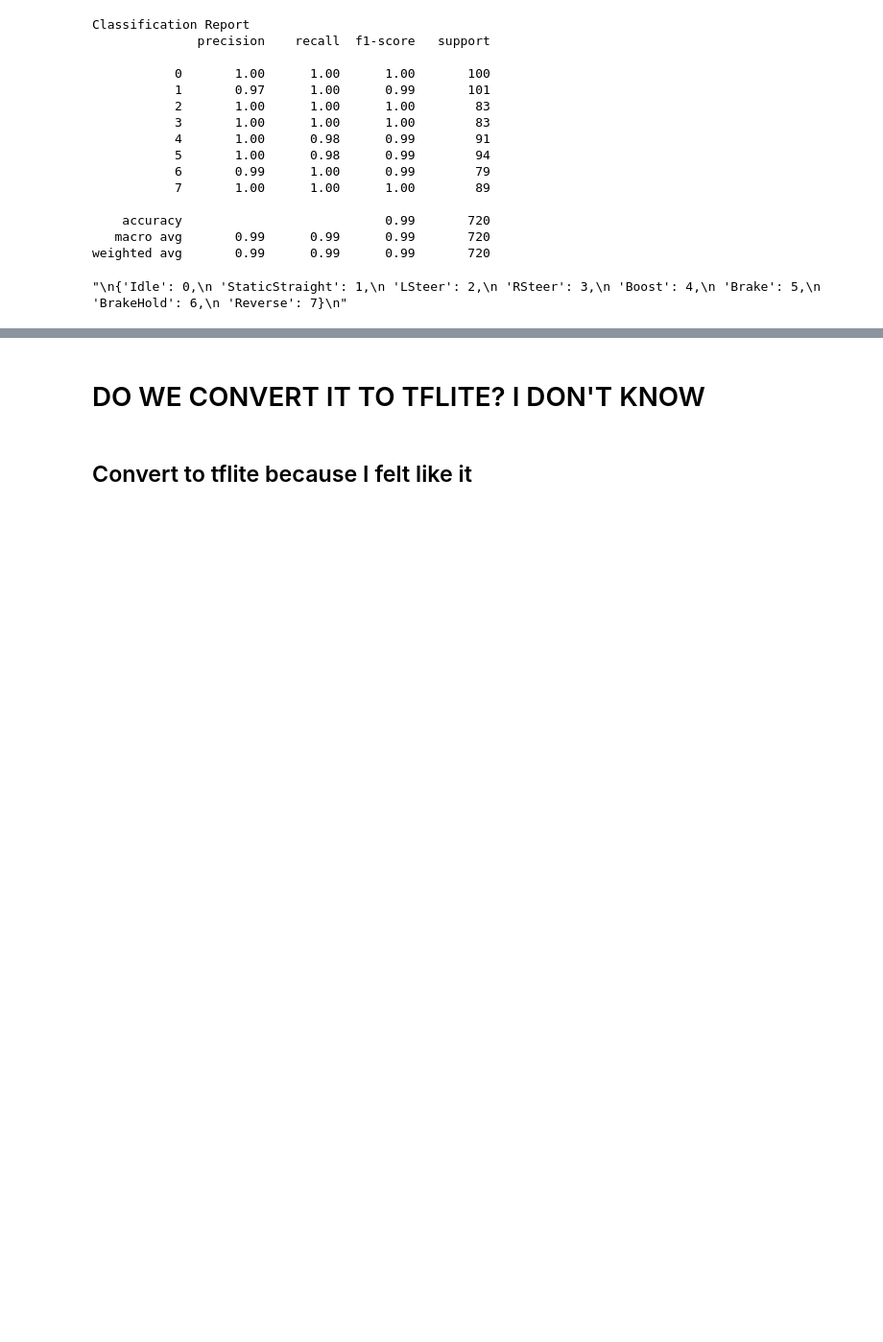
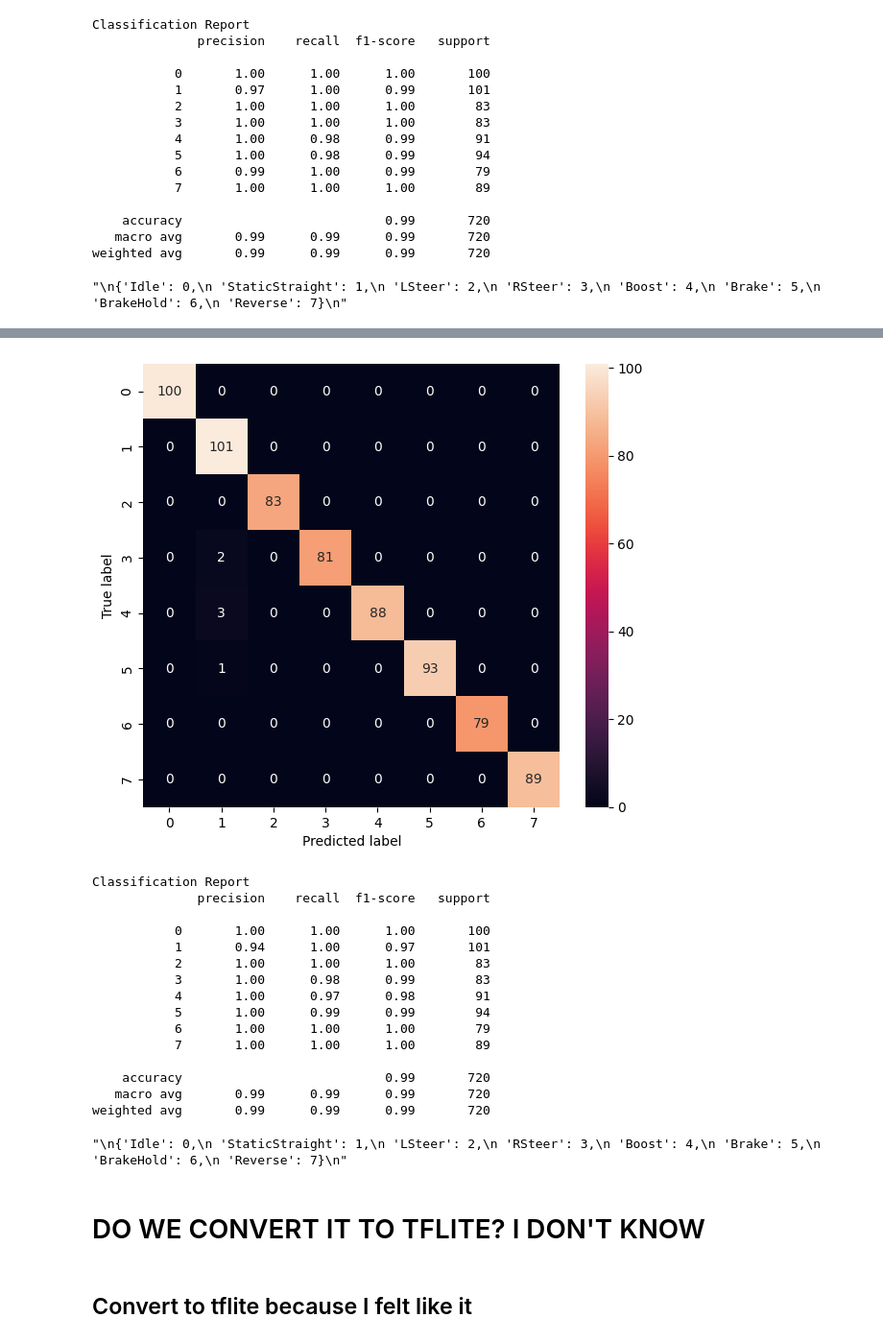
Before and after one commit to yuurichan/Racing-Game-Dynamic-GestRec, a Jupyter notebook: Mediapipe Holistics LSTM Test-Training.ipynb, the cells around one changed output, grey strips where cells are left out. Shown at 96% size. Cells and saved outputs as stored; diff of their text form; code cells hidden in the pictures; blank space fills up the shorter version.

```diff
--- a/Mediapipe Holistics LSTM Test-Training.ipynb
+++ b/Mediapipe Holistics LSTM Test-Training.ipynb
@@ -5193,0 +5276,39 @@ weighted avg       0.99      0.99      0.99       720
+# %%
+import pandas as pd
+import seaborn as sns
+import matplotlib.pyplot as plt
+from sklearn.metrics import confusion_matrix, classification_report
+
+def print_confusion_matrix(y_true, y_pred, report=True):
+    labels = sorted(list(set(y_true)))
+    cmx_data = confusion_matrix(y_true, y_pred, labels=labels)
+
+    df_cmx = pd.DataFrame(cmx_data, index=labels, columns=labels)
+
+    fig, ax = plt.subplots(figsize=(7, 6))
+    sns.heatmap(df_cmx, annot=True, fmt='g' ,square=False)
+    ax.set_ylim(len(set(y_true)), 0)
+    plt.xlabel("Predicted label")
+    plt.ylabel("True label")
+    plt.show()
+
+    if report:
+        print('Classification Report')
+        print(classification_report(y_true, y_pred))
+
+Y_pred_7_5f = model_7_5f.predict(X_test_)
+y_pred_7_5f = np.argmax(Y_pred_7_5f, axis=1)
+
+print_confusion_matrix(y_test_, y_pred_7_5f)
+
+'''
+{'Idle': 0,
+ 'StaticStraight': 1,
+ 'LSteer': 2,
+ 'RSteer': 3,
+ 'Boost': 4,
+ 'Brake': 5,
+ 'BrakeHold': 6,
+ 'Reverse': 7}
+'''
+# %% [output]
@@ -5194,3 +5316,20 @@ weighted avg       0.99      0.99      0.99       720
+[figure, added]
+Classification Report
+              precision    recall  f1-score   support
+
+           0       1.00      1.00      1.00       100
+           1       0.94      1.00      0.97       101
+           2       1.00      1.00      1.00        83
+           3       1.00      0.98      0.99        83
+           4       1.00      0.97      0.98        91
+           5       1.00      0.99      0.99        94
+           6       1.00      1.00      1.00        79
+           7       1.00      1.00      1.00        89
+
+    accuracy                           0.99       720
+   macro avg       0.99      0.99      0.99       720
+weighted avg       0.99      0.99      0.99       720
+"\n{'Idle': 0,\n 'StaticStraight': 1,\n 'LSteer': 2,\n 'RSteer': 3,\n 'Boost': 4,\n 'Brake': 5,\n 'BrakeHold': 6,\n 'Reverse': 7}\n"
 # %% [markdown]
 # DO WE CONVERT IT TO TFLITE? I DON'T KNOW
 # %% [markdown]
```
Also changed, not shown: parts of 18 cells of this notebook, 22 other files.
